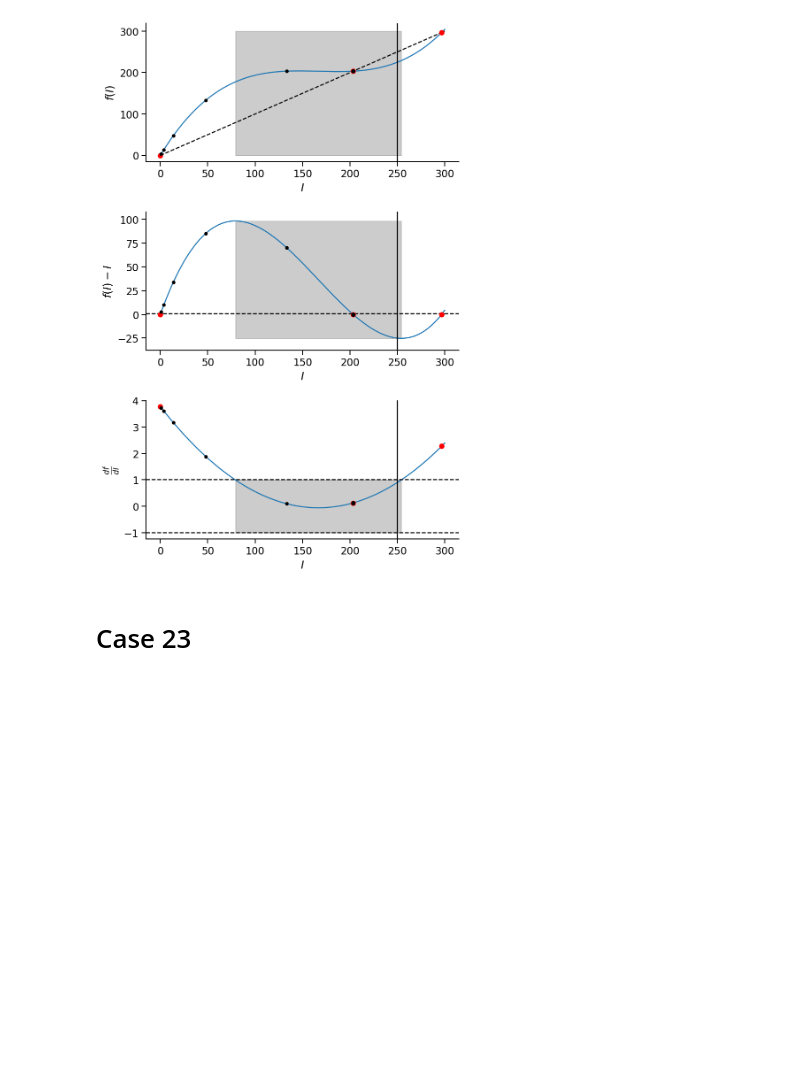
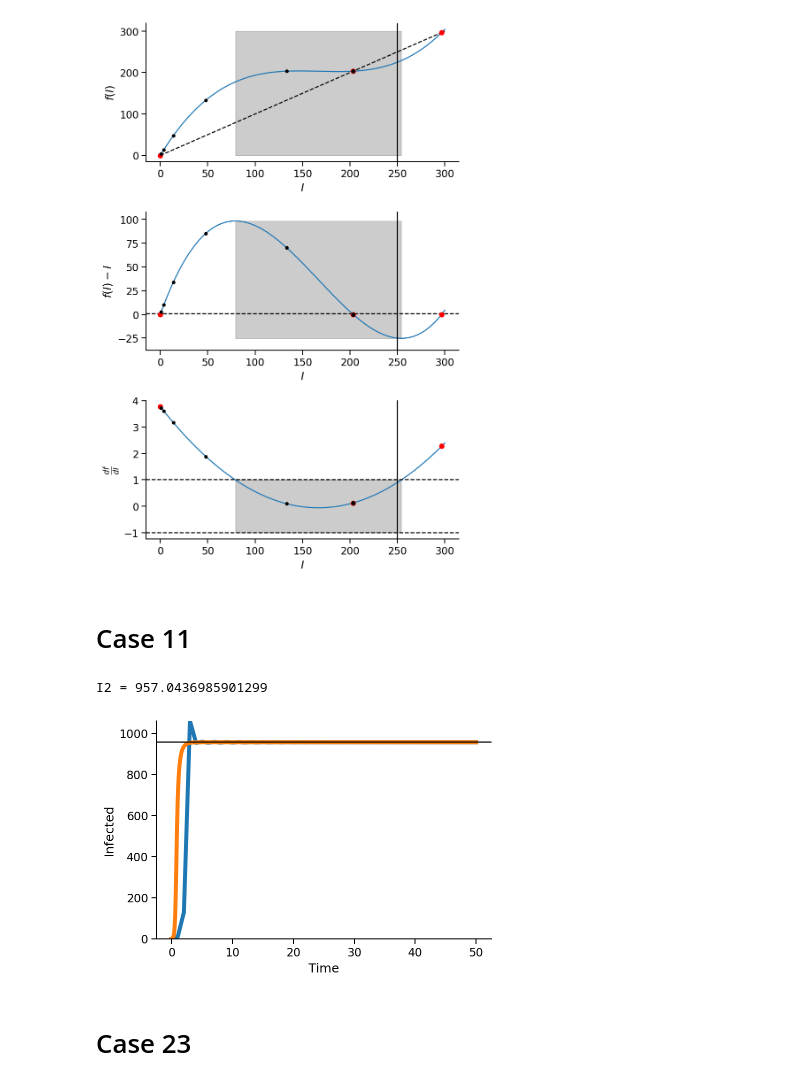
Before and after one commit to yoavram/SanJose, a Jupyter notebook: notebooks/model.ipynb, the cells around one changed output. Saved outputs shown, nothing was run; the diff lists cells and outputs as text; code cells hidden in the pictures; blank space fills up the shorter version.

```diff
--- a/notebooks/model.ipynb
+++ b/notebooks/model.ipynb
@@ -65,11 +66,18 @@ def I2(N, b0, γ, c_hat, α1, α2):
     if res < 0: return np.nan
     return res
 
+def I1(N, b0, γ, c_hat, α1, α2):
+    α = α2 / (2 * α1) * b0
+    numer = α + c_hat + np.sqrt(α * α + c_hat * c_hat - 2 * α * c_hat + 4 * α * γ / (b0 * N))
+    res = numer / (2 * α / N)
+    if res < 0: return np.nan
+    return res
+
 def det_dis_simulation(I0, N, b0, γ, c_hat, α1, α2, Δ, tmax=500, min0=False, maxN=False):
     I = np.zeros(tmax+1)
     I[0] = I0
     for t in range(tmax):
-        IΔ = I[t-Δ] if t-Δ >= 0 else 0
+        IΔ = I[t-Δ] if t >= Δ else I0
         I[t+1] = f(I[t], IΔ, N, b0, γ, c_hat, α1, α2, min0, maxN)
     return I
 
@@ -376,6 +384,27 @@ fig.tight_layout()
 sns.despine()
 # %% [output]
 [figure]
+# %% [markdown]
+# Case 11
+# %%
+N, b0, α, γ, c_hat, Δ = 1060,0.1,0.1,0.1,0.1, 0
+α1, α2 = 1, α * 2 / b0
+
+print("I2 =", I2(N, b0, γ, c_hat, α1, α2))
+# %% [output]
+I2 = 957.0436985901299
+# %%
+I = det_dis_simulation(1, N, b0, γ, c_hat, α1, α2, Δ, tmax=50, min0=True, maxN=True)
+plt.plot(I, lw=4)
+t, Ic = det_cont_simulation(1, N, b0, γ, c_hat, α1, α2, Δ, tmax=50)
+plt.plot(t, Ic, '-', lw=4)
+plt.xlabel('Time')
+plt.ylabel('Infected')
+plt.ylim(0, N)
+plt.axhline(I2(N, b0, γ, c_hat, α1, α2), color='k')
+sns.despine()
+# %% [output]
+[figure, added]
 # %% [markdown]
 # Case 23
 # %%
```
Also changed, not shown: parts of 28 cells of this notebook.
